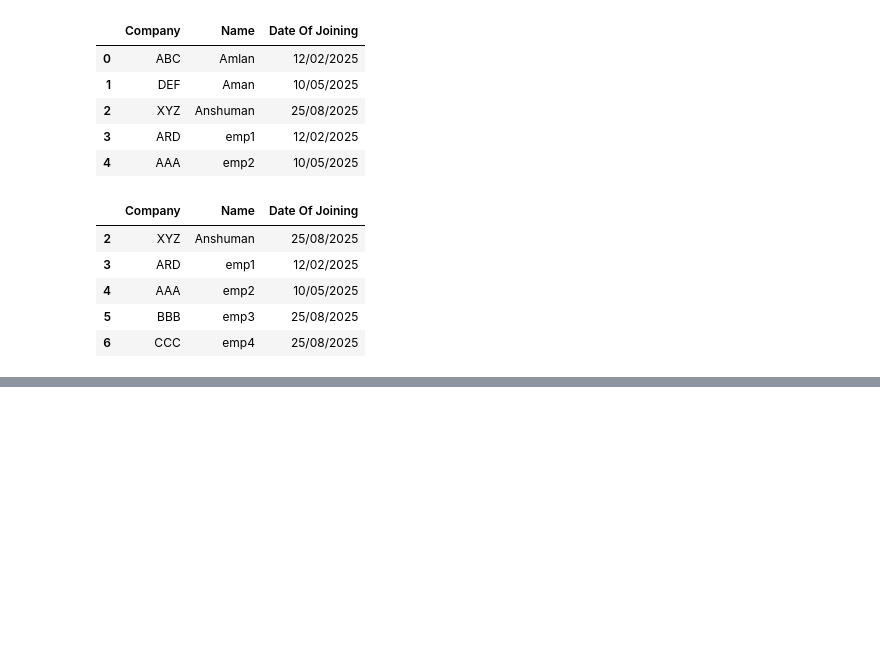
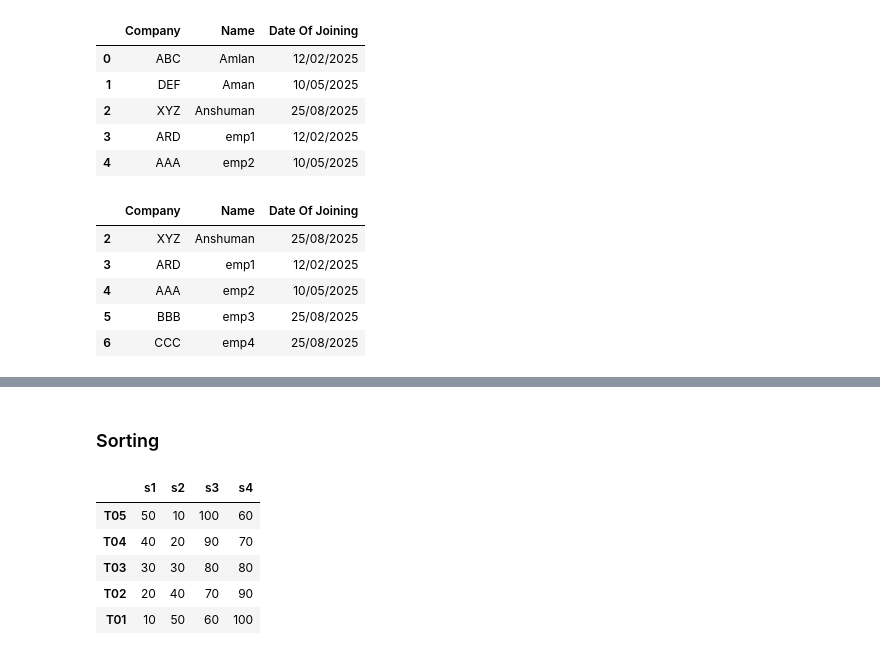
Before and after one commit to Coder-Amlan-for-College/MLC, a Jupyter notebook: Pandas-DataFrame.ipynb, the cells around one changed output, grey strips where cells are left out. Saved outputs shown, nothing was run; the diff lists cells and outputs as text; code cells hidden in the pictures; blank space fills up the shorter version.

```diff
--- a/Pandas-DataFrame.ipynb
+++ b/Pandas-DataFrame.ipynb
@@ -356,0 +450,12 @@ empDf.tail()
+# %% [markdown]
+### Sorting
+# %%
+#sort by row indices(Descending order)
+marks.sort_index(ascending=False)
+# %% [output]
+|  | s1 | s2 | s3 | s4 |
+| T05 | 50 | 10 | 100 | 60 |
+| T04 | 40 | 20 | 90 | 70 |
+| T03 | 30 | 30 | 80 | 80 |
+| T02 | 20 | 40 | 70 | 90 |
+| T01 | 10 | 50 | 60 | 100 |
```
Also changed, not shown: parts of 18 cells of this notebook, 1 other file.
